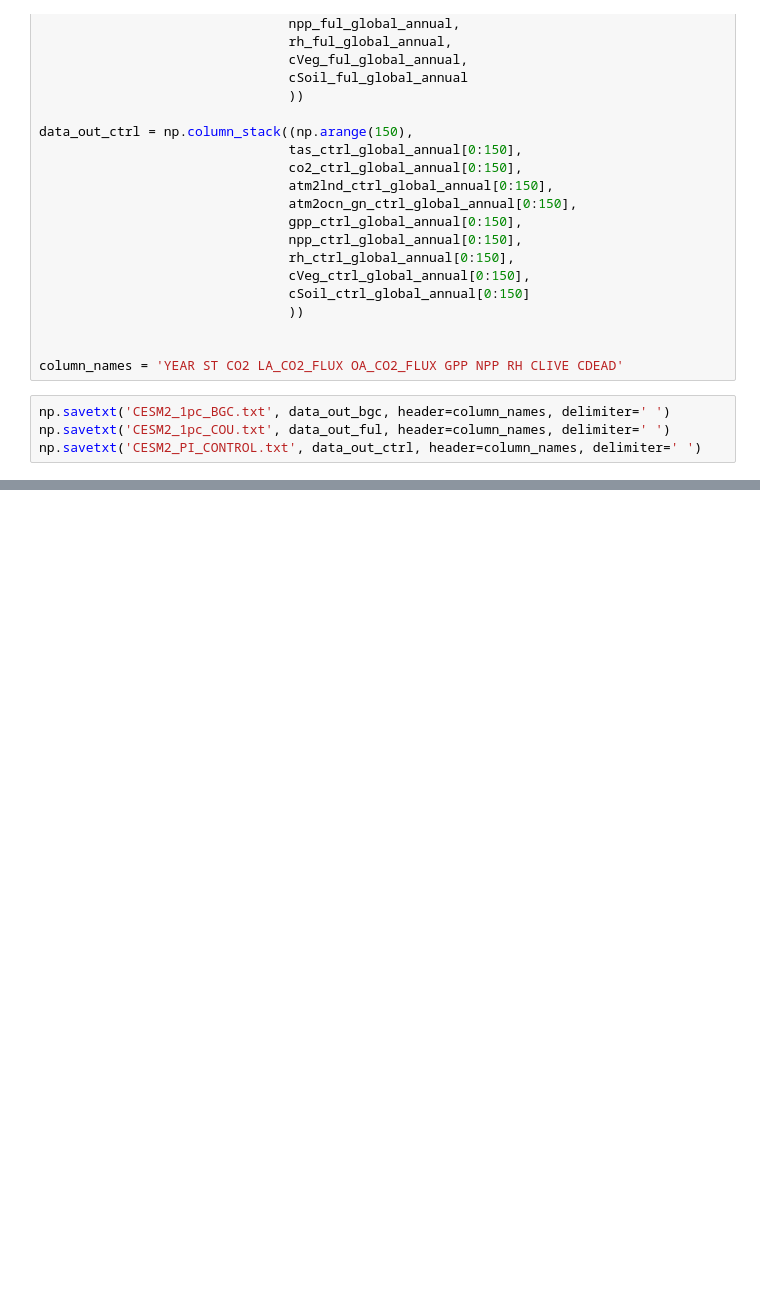
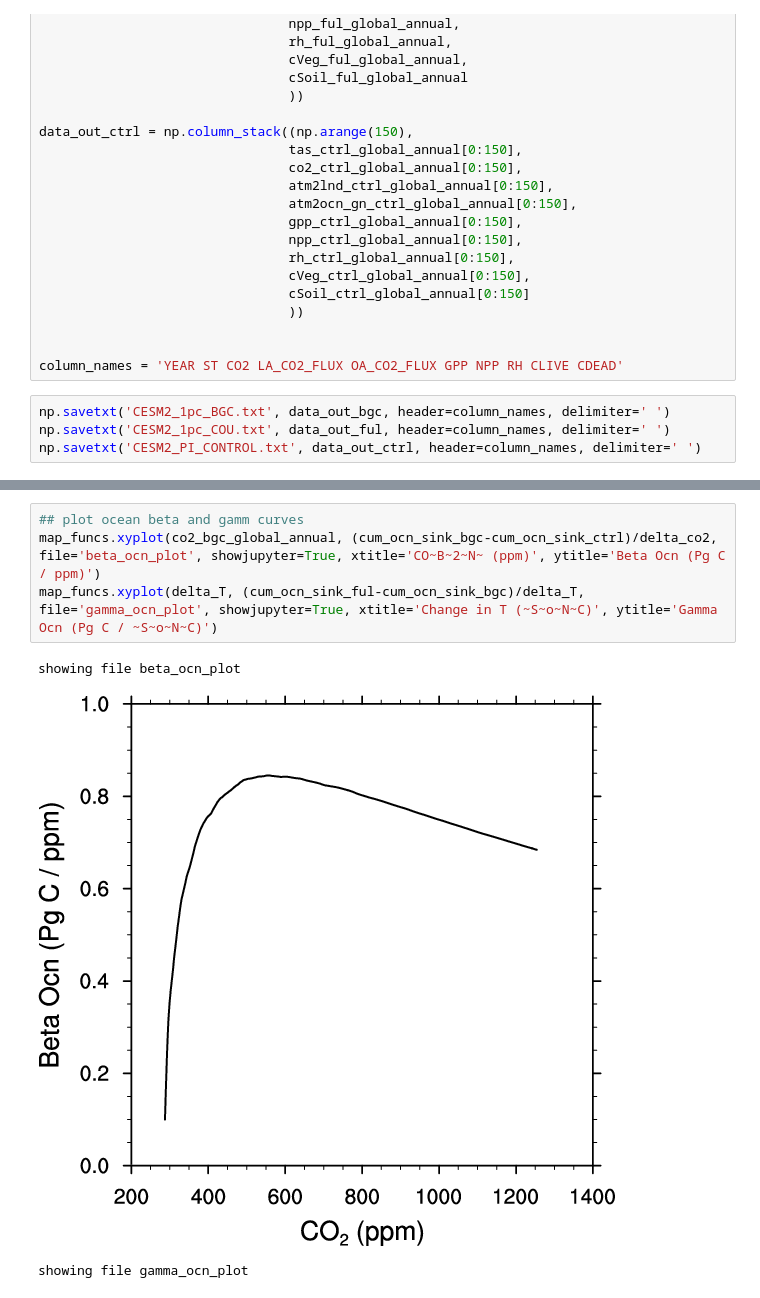
Before and after one commit to ckoven/cesm2_c4mip, a Jupyter notebook: cesm_c4mip.ipynb, the cells around one changed output, grey strips where cells are left out. Saved outputs shown, nothing was run; the diff lists cells and outputs as text; blank space fills up the shorter version.

```diff
--- a/cesm_c4mip.ipynb
+++ b/cesm_c4mip.ipynb
@@ -642,0 +690,8 @@ np.savetxt('CESM2_PI_CONTROL.txt', data_out_ctrl, header=column_names, delimiter
+# %%
+## plot ocean beta and gamm curves
+map_funcs.xyplot(co2_bgc_global_annual, (cum_ocn_sink_bgc-cum_ocn_sink_ctrl)/delta_co2, file='beta_ocn_plot', showjupyter=True, xtitle='CO~B~2~N~ (ppm)', ytitle='Beta Ocn (Pg C / ppm)')
+map_funcs.xyplot(delta_T, (cum_ocn_sink_ful-cum_ocn_sink_bgc)/delta_T, file='gamma_ocn_plot', showjupyter=True, xtitle='Change in T (~S~o~N~C)', ytitle='Gamma Ocn (Pg C / ~S~o~N~C)')
+# %% [output]
+showing file beta_ocn_plot
+[figure, added]
+showing file gamma_ocn_plot
```
Also changed, not shown: parts of 10 cells of this notebook.
